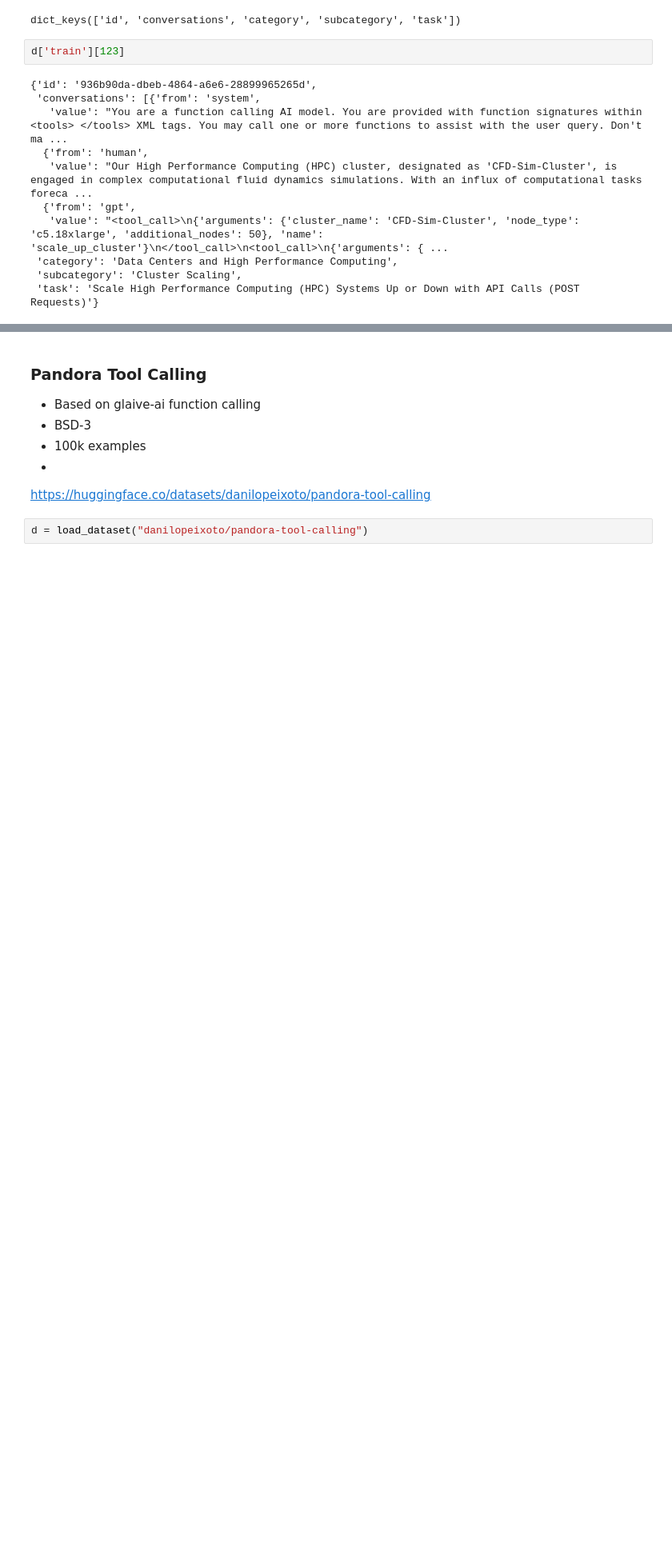
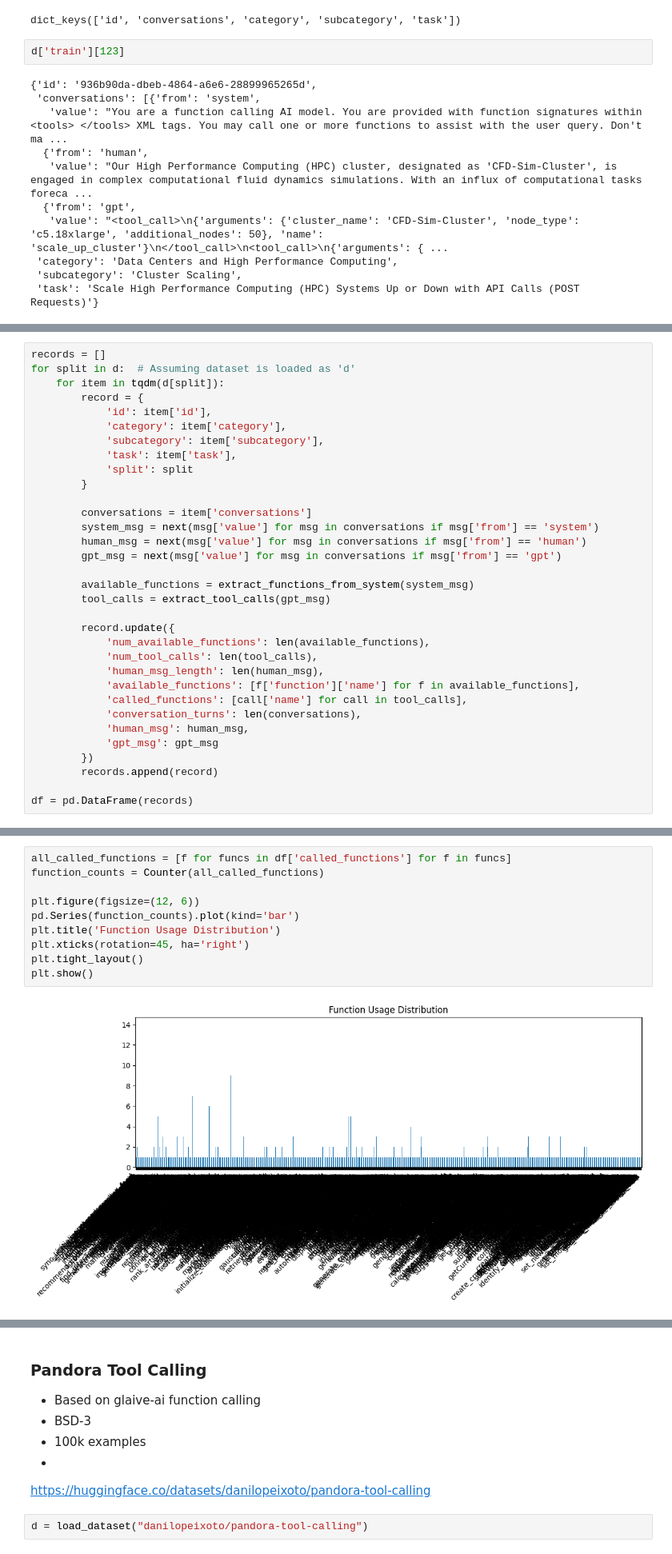
Before and after one commit to meta-llama/llama-recipes, a Jupyter notebook: end-to-end-use-cases/data-tool/Looking_at_Datasets.ipynb, the cells around one changed output, grey strips where cells are left out. Shown at 80% size. Drawn from its saved outputs; the diff is of its cells as text; blank space fills up the shorter version.

```diff
--- a/end-to-end-use-cases/data-tool/Looking_at_Datasets.ipynb
+++ b/end-to-end-use-cases/data-tool/Looking_at_Datasets.ipynb
@@ -58,0 +120,33 @@ d['train']['category']
+# %%
+records = []
+for split in d:  # Assuming dataset is loaded as 'd'
+    for item in tqdm(d[split]):
+        record = {
+            'id': item['id'],
+            'category': item['category'],
+            'subcategory': item['subcategory'],
+            'task': item['task'],
+            'split': split
+        }
+
+        conversations = item['conversations']
+        system_msg = next(msg['value'] for msg in conversations if msg['from'] == 'system')
+        human_msg = next(msg['value'] for msg in conversations if msg['from'] == 'human')
+        gpt_msg = next(msg['value'] for msg in conversations if msg['from'] == 'gpt')
+
+        available_functions = extract_functions_from_system(system_msg)
+        tool_calls = extract_tool_calls(gpt_msg)
+
+        record.update({
+            'num_available_functions': len(available_functions),
+            'num_tool_calls': len(tool_calls),
+            'human_msg_length': len(human_msg),
+            'available_functions': [f['function']['name'] for f in available_functions],
+            'called_functions': [call['name'] for call in tool_calls],
+            'conversation_turns': len(conversations),
+            'human_msg': human_msg,
+            'gpt_msg': gpt_msg
+        })
+        records.append(record)
+
+df = pd.DataFrame(records)
@@ -58,0 +246,12 @@ d['train']['category']
+# %%
+all_called_functions = [f for funcs in df['called_functions'] for f in funcs]
+function_counts = Counter(all_called_functions)
+
+plt.figure(figsize=(12, 6))
+pd.Series(function_counts).plot(kind='bar')
+plt.title('Function Usage Distribution')
+plt.xticks(rotation=45, ha='right')
+plt.tight_layout()
+plt.show()
+# %% [output]
+[figure, added]
```
Also changed, not shown: parts of 65 cells of this notebook.
